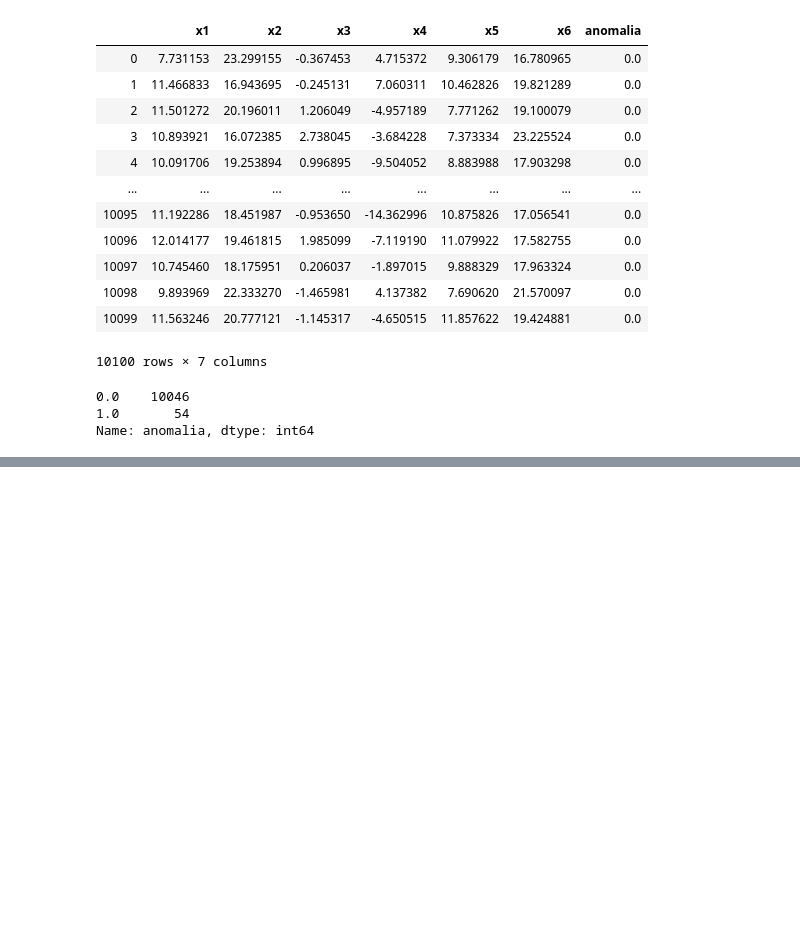
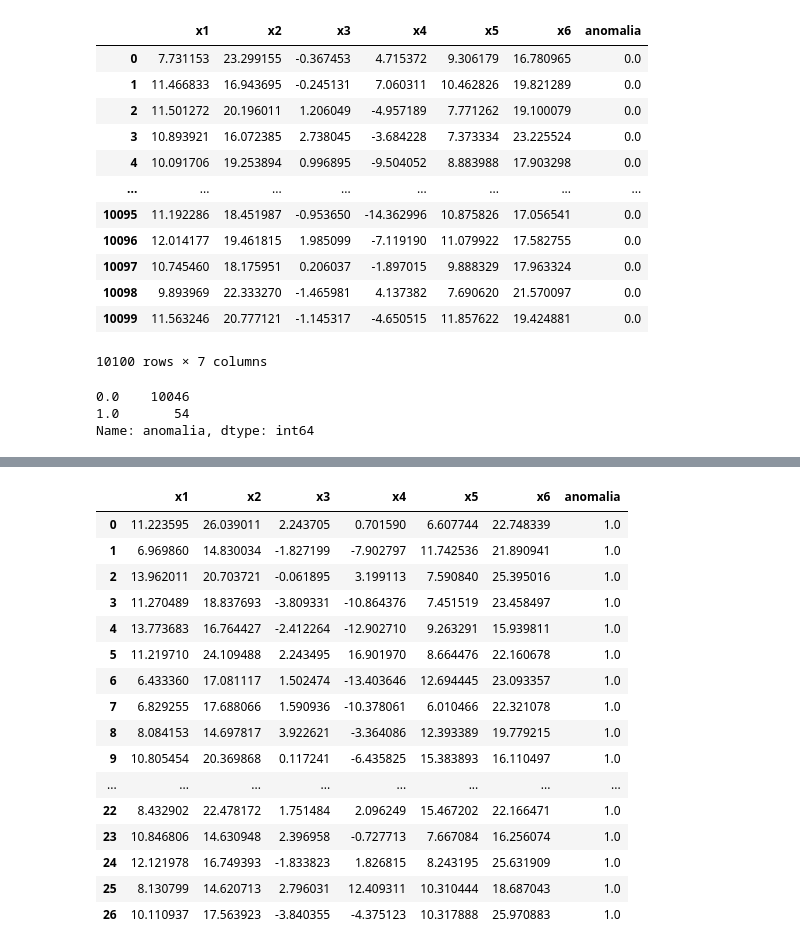
Before and after one commit to princya-oliveira/data-science, a Jupyter notebook: modulo_14_deteccao_anomalias/deteccao_anomalias_exercicio.ipynb, the cells around one changed output, grey strips where cells are left out. Drawn from its saved outputs; the diff is of its cells as text; code cells hidden in the pictures; blank space fills up the shorter version.

```diff
--- a/modulo_14_deteccao_anomalias/deteccao_anomalias_exercicio.ipynb
+++ b/modulo_14_deteccao_anomalias/deteccao_anomalias_exercicio.ipynb
@@ -80,0 +83,6 @@ Name: anomalia, dtype: int64
+# %%
+df0 = grupo.get_group(0)
+df1 = grupo.get_group(1)
+# %%
+df0 = df0.reset_index(drop = True)
+df1 = df1.reset_index(drop = True)
@@ -80,0 +91,3 @@ Name: anomalia, dtype: int64
+# %%
+li0 = list(range(1,len(df0)))
+li1 = list(range(1,len(df1)))
@@ -80,0 +160,26 @@ Name: anomalia, dtype: int64
+# %%
+index_val1 = sample(li1, 27)
+index_te1 = list(set(li1).difference(set(index_val1)))
+
+df_val1 = df1.loc[index_val1].reset_index(drop = True)
+df_te1 = df1.loc[index_te1].reset_index(drop = True)
+# %%
+df_val1
+# %% [output]
+|  | x1 | x2 | x3 | x4 | x5 | x6 | anomalia |
+| 0 | 11.223595 | 26.039011 | 2.243705 | 0.701590 | 6.607744 | 22.748339 | 1.0 |
+| 1 | 6.969860 | 14.830034 | -1.827199 | -7.902797 | 11.742536 | 21.890941 | 1.0 |
+| 2 | 13.962011 | 20.703721 | -0.061895 | 3.199113 | 7.590840 | 25.395016 | 1.0 |
+| 3 | 11.270489 | 18.837693 | -3.809331 | -10.864376 | 7.451519 | 23.458497 | 1.0 |
+| 4 | 13.773683 | 16.764427 | -2.412264 | -12.902710 | 9.263291 | 15.939811 | 1.0 |
+| 5 | 11.219710 | 24.109488 | 2.243495 | 16.901970 | 8.664476 | 22.160678 | 1.0 |
+| 6 | 6.433360 | 17.081117 | 1.502474 | -13.403646 | 12.694445 | 23.093357 | 1.0 |
+| 7 | 6.829255 | 17.688066 | 1.590936 | -10.378061 | 6.010466 | 22.321078 | 1.0 |
+| 8 | 8.084153 | 14.697817 | 3.922621 | -3.364086 | 12.393389 | 19.779215 | 1.0 |
+| 9 | 10.805454 | 20.369868 | 0.117241 | -6.435825 | 15.383893 | 16.110497 | 1.0 |
+| ... | ... | ... | ... | ... | ... | ... | ... |
+| 22 | 8.432902 | 22.478172 | 1.751484 | 2.096249 | 15.467202 | 22.166471 | 1.0 |
+| 23 | 10.846806 | 14.630948 | 2.396958 | -0.727713 | 7.667084 | 16.256074 | 1.0 |
+| 24 | 12.121978 | 16.749393 | -1.833823 | 1.826815 | 8.243195 | 25.631909 | 1.0 |
+| 25 | 8.130799 | 14.620713 | 2.796031 | 12.409311 | 10.310444 | 18.687043 | 1.0 |
+| 26 | 10.110937 | 17.563923 | -3.840355 | -4.375123 | 10.317888 | 25.970883 | 1.0 |
```
Also changed, not shown: parts of 56 cells of this notebook, 7 other files.
